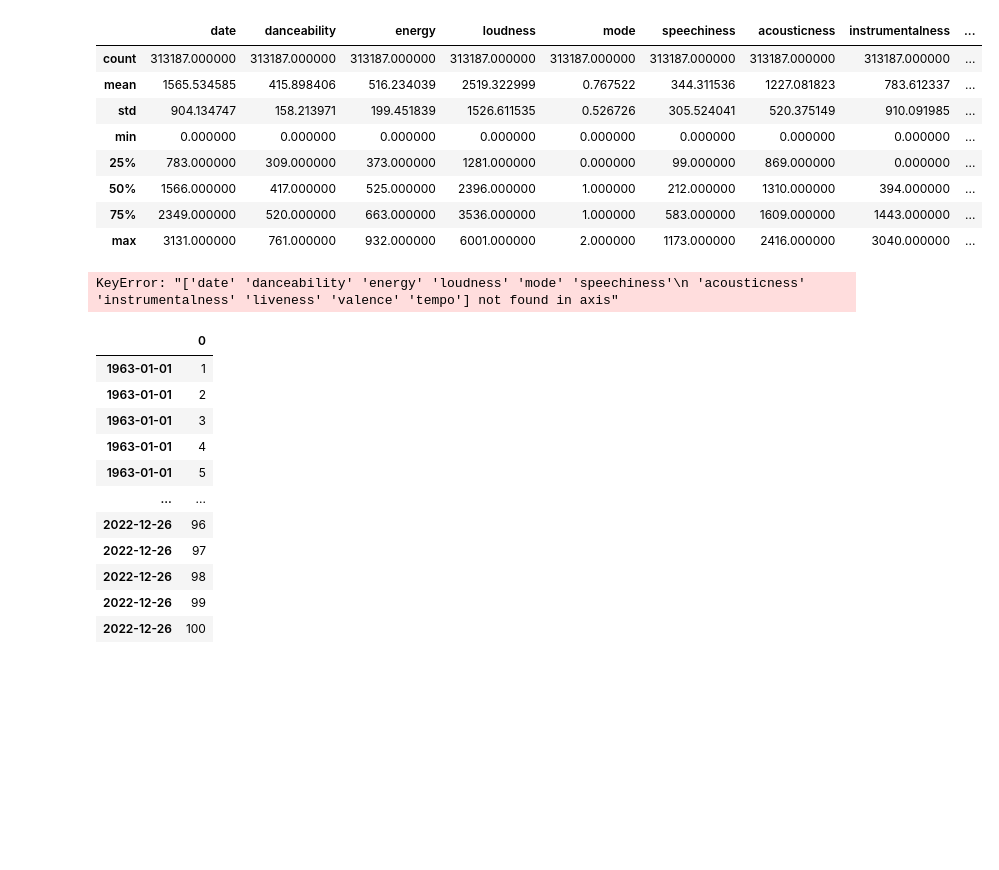
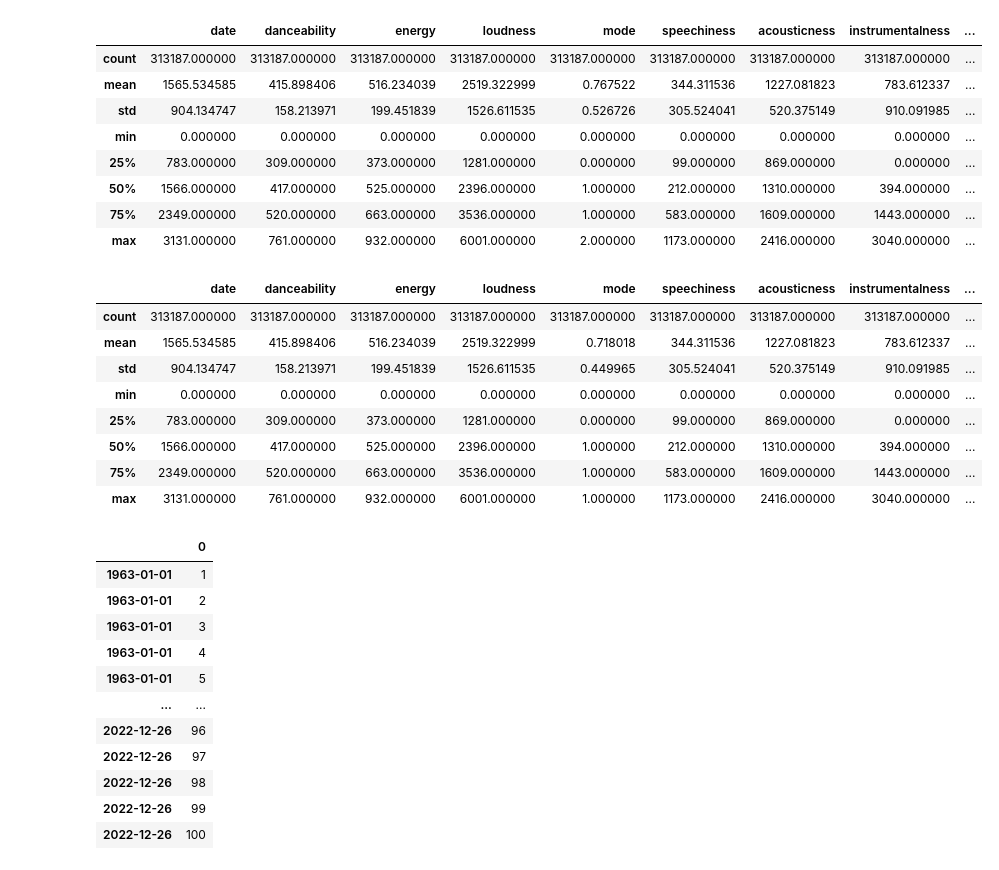
Before and after one commit to CG05/BillboardAnalitics, a Jupyter notebook: modeling2.ipynb, the cells around one changed output. Saved outputs shown, nothing was run; the diff lists cells and outputs as text; code cells hidden in the pictures; blank space fills up the shorter version.

```diff
--- a/modeling2.ipynb
+++ b/modeling2.ipynb
@@ -36,9 +36,19 @@ data.describe()
 | 75% | 2349.000000 | 520.000000 | 663.000000 | 3536.000000 | 1.000000 | 583.000000 | 1609.000000 | 1443.000000 | ... |
 | max | 3131.000000 | 761.000000 | 932.000000 | 6001.000000 | 2.000000 | 1173.000000 | 2416.000000 | 3040.000000 | ... |
 # %%
-data.drop(data[data['mode'] == 2], axis=0, inplace=True)
+data['mode'] = data['mode'].replace(2, 1)
-# %% [output]
-KeyError: "['date' 'danceability' 'energy' 'loudness' 'mode' 'speechiness'\n 'acousticness' 'instrumentalness' 'liveness' 'valence' 'tempo'] not found in axis"
+# %%
+data.describe()
+# %% [output]
+|  | date | danceability | energy | loudness | mode | speechiness | acousticness | instrumentalness | ... |
+| count | 313187.000000 | 313187.000000 | 313187.000000 | 313187.000000 | 313187.000000 | 313187.000000 | 313187.000000 | 313187.000000 | ... |
+| mean | 1565.534585 | 415.898406 | 516.234039 | 2519.322999 | 0.718018 | 344.311536 | 1227.081823 | 783.612337 | ... |
+| std | 904.134747 | 158.213971 | 199.451839 | 1526.611535 | 0.449965 | 305.524041 | 520.375149 | 910.091985 | ... |
+| min | 0.000000 | 0.000000 | 0.000000 | 0.000000 | 0.000000 | 0.000000 | 0.000000 | 0.000000 | ... |
+| 25% | 783.000000 | 309.000000 | 373.000000 | 1281.000000 | 0.000000 | 99.000000 | 869.000000 | 0.000000 | ... |
+| 50% | 1566.000000 | 417.000000 | 525.000000 | 2396.000000 | 1.000000 | 212.000000 | 1310.000000 | 394.000000 | ... |
+| 75% | 2349.000000 | 520.000000 | 663.000000 | 3536.000000 | 1.000000 | 583.000000 | 1609.000000 | 1443.000000 | ... |
+| max | 3131.000000 | 761.000000 | 932.000000 | 6001.000000 | 1.000000 | 1173.000000 | 2416.000000 | 3040.000000 | ... |
 # %%
 label
 # %% [output]
```
Also changed, not shown: parts of 5 cells of this notebook, 5 other files.
